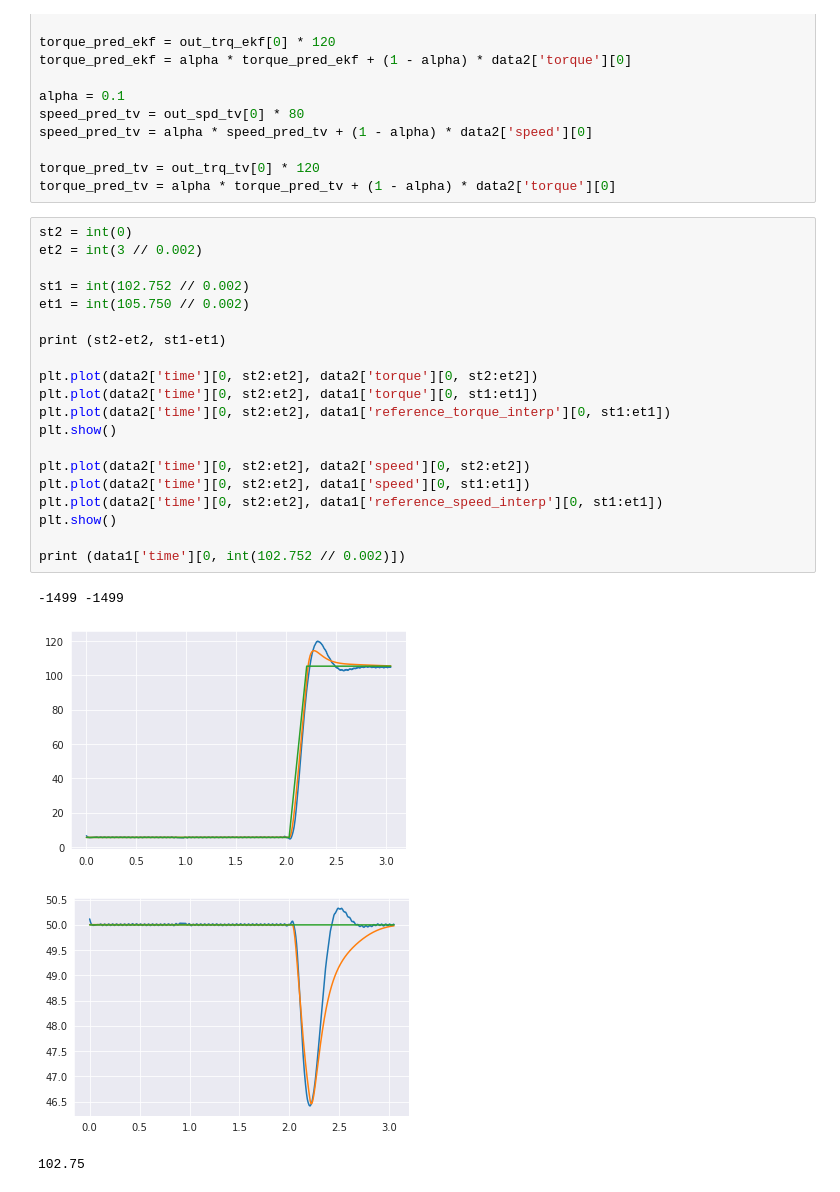
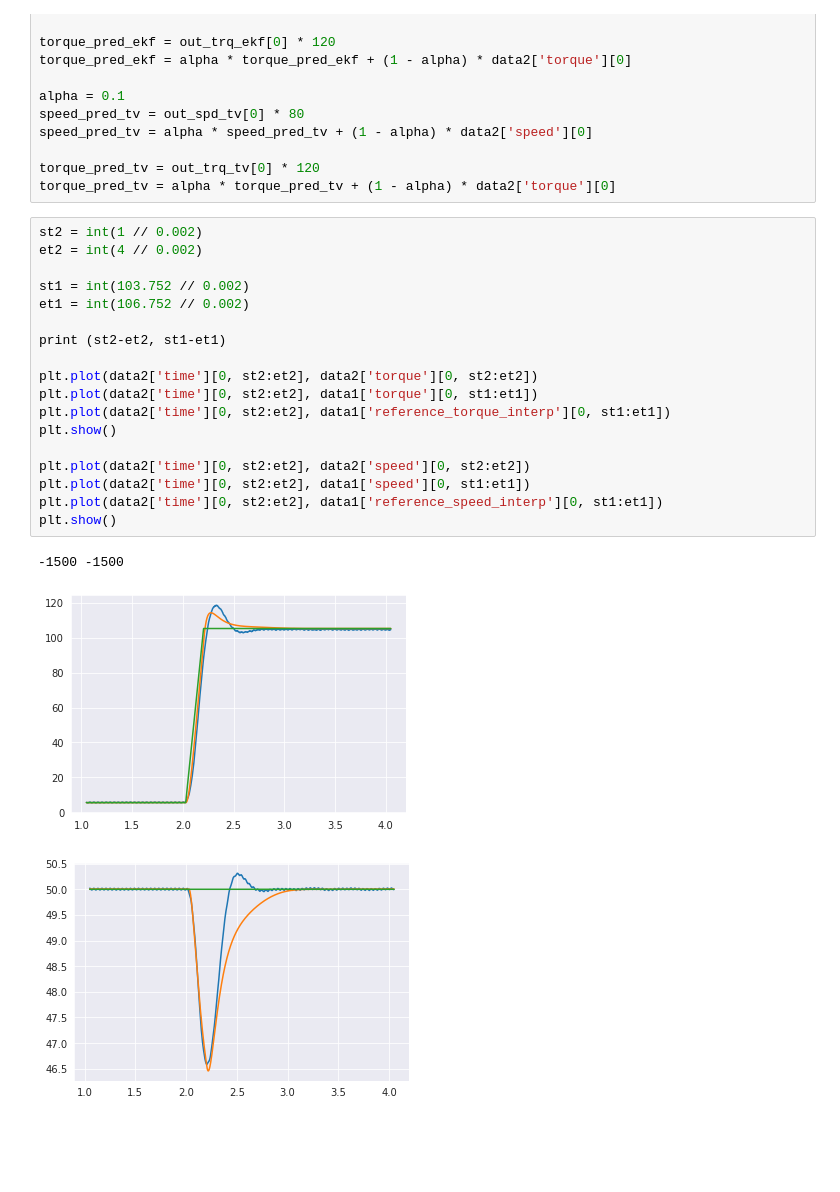
Before and after one commit to sagarverma/TemporalNeuralDenoisers, a Jupyter notebook: notebooks/real7.ipynb, the cells around one changed output. Cells and saved outputs as stored; diff of their text form; blank space fills up the shorter version.

```diff
--- a/notebooks/real7.ipynb
+++ b/notebooks/real7.ipynb
@@ -299,28 +299,25 @@ speed_pred_tv = alpha * speed_pred_tv + (1 - alpha) * data2['speed'][0]
 torque_pred_tv = out_trq_tv[0] * 120
 torque_pred_tv = alpha * torque_pred_tv + (1 - alpha) * data2['torque'][0]
 # %%
-st2 = int(0)
-et2 = int(3 // 0.002)
+st2 = int(1 // 0.002)
+et2 = int(4 // 0.002)
 
-st1 = int(102.752 // 0.002)
-et1 = int(105.750 // 0.002)
+st1 = int(103.752 // 0.002)
+et1 = int(106.752 // 0.002)
 
 print (st2-et2, st1-et1)
 
 plt.plot(data2['time'][0, st2:et2], data2['torque'][0, st2:et2])
 plt.plot(data2['time'][0, st2:et2], data1['torque'][0, st1:et1])
 plt.plot(data2['time'][0, st2:et2], data1['reference_torque_interp'][0, st1:et1])
 plt.show()
 
 plt.plot(data2['time'][0, st2:et2], data2['speed'][0, st2:et2])
 plt.plot(data2['time'][0, st2:et2], data1['speed'][0, st1:et1])
 plt.plot(data2['time'][0, st2:et2], data1['reference_speed_interp'][0, st1:et1])
 plt.show()
-
-print (data1['time'][0, int(102.752 // 0.002)])
 # %% [output]
--1499 -1499
+-1500 -1500
-[figure, old version]
+[figure, new version]
-[figure, old version]
+[figure, new version]
-102.75
 # %%
```
Also changed, not shown: parts of 3 cells of this notebook, 46 other files.
